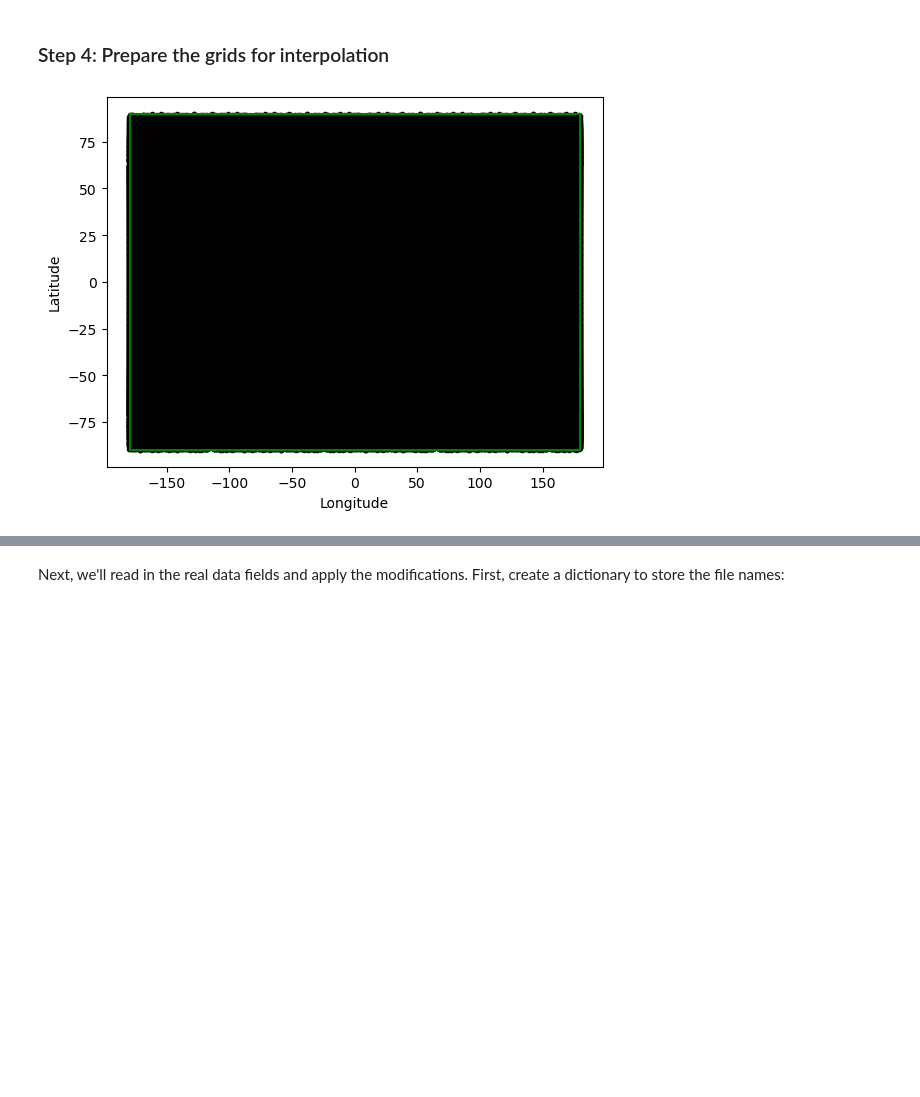
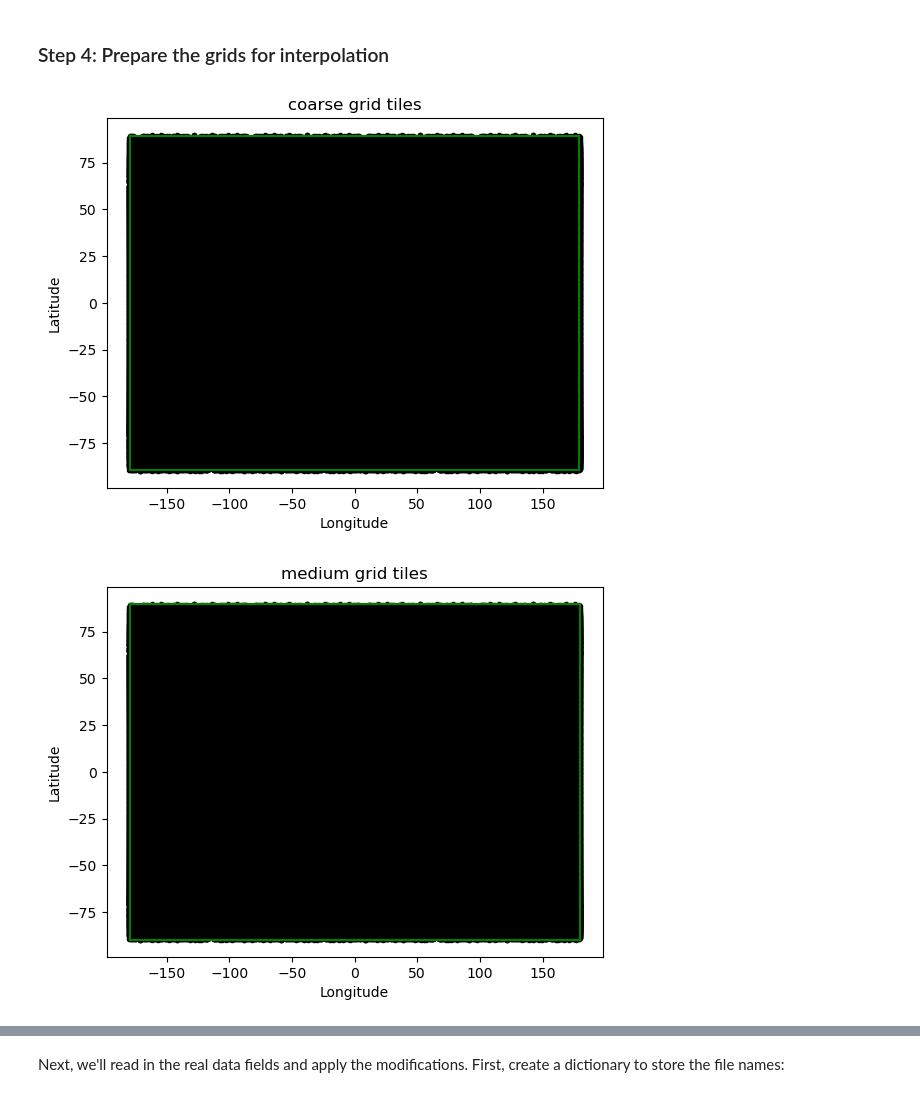
Before and after one commit to tparker1/cs185c_fall2024, a Jupyter notebook: Project/notebooks/10-2 Creating Initial Conditions.ipynb, the cells around one changed output, grey strips where cells are left out. Drawn from its saved outputs; the diff is of its cells as text; code cells hidden in the pictures; blank space fills up the shorter version.

```diff
--- a/Project/notebooks/10-2 Creating Initial Conditions.ipynb
+++ b/Project/notebooks/10-2 Creating Initial Conditions.ipynb
@@ -62,19 +69,14 @@ As described [HERE](https://ecco-v4-python-tutorial.readthedocs.io/ECCO_v4_Plott
 ### Step 3: Read in the Model Grid and Generate a Mask
 Here, I will recreate the grid I will use in my model and read in the bathymetry file (see previous notebooks for details):
 # %%
-# coarse grid:
-# delX = 2
-# delY = 2
-# n_cols = 180
-# n_rows = 90
-
-delX = 1/2
-delY = 1/2
 xgOrigin = -180
 ygOrigin = -90
 
-n_cols = 720
-n_rows = 360
+# delX, delY = 1, 1           # 1deg
+# n_cols, n_rows = 360, 180   # 1deg
+
+delX,delY = 1/2, 1/2        # 0.5deg
+n_cols, n_rows = 720, 360   # 0.5deg
 
 
 xc = np.arange(xgOrigin+delX/2, xgOrigin+n_cols*delX, delX)
@@ -82,6 +84,6 @@ yc = np.arange(ygOrigin+delY/2, ygOrigin+n_rows*delY, delY)
 XC, YC = np.meshgrid(xc, yc)
 print('Double check shape:', np.shape(xc),np.shape(yc))
 
-bathy = np.fromfile(os.path.join(input_dir,'global_bathymetry_medium.bin'),'>f4').reshape(np.shape(XC))
+bathy = np.fromfile(os.path.join(input_dir,'global_bathymetry_half_deg.bin'),'>f4').reshape(np.shape(XC))
 # %% [output]
 Double check shape: (720,) (360,)
@@ -128,17 +182,25 @@ Seems reasonable!
 # %% [markdown]
 ### Step 4: Prepare the grids for interpolation
 # %%
-for i in range(1,14):
-    plt.plot(ecco_XC_tiles[i],ecco_YC_tiles[i],'k.')
+def viz_tiles(XC, YC, ecco_XC_tiles, ecco_YC_tiles, res):
+    for i in range(1,14):
+        plt.plot(ecco_XC_tiles[i],ecco_YC_tiles[i],'k.')
 
-plt.plot(XC[:,0],YC[:,0], 'g-')
-plt.plot(XC[:,-1],YC[:,-1], 'g-')
-plt.plot(XC[0,:],YC[0,:], 'g-')
-plt.plot(XC[-1,:],YC[-1,:], 'g-')
+    plt.plot(XC[:,0],YC[:,0], 'g-')
+    plt.plot(XC[:,-1],YC[:,-1], 'g-')
+    plt.plot(XC[0,:],YC[0,:], 'g-')
+    plt.plot(XC[-1,:],YC[-1,:], 'g-')
 
-plt.xlabel('Longitude')
-plt.ylabel('Latitude')
-plt.show()
+    plt.xlabel('Longitude')
+    plt.ylabel('Latitude')
+
+    plt.title(f'{res} grid tiles')
+
+    plt.show()
+
+viz_tiles(XC_coarse, YC_coarse, coarse_ecco_XC_tiles, coarse_ecco_YC_tiles, 'coarse')
+viz_tiles(XC_medium, YC_medium, medium_ecco_XC_tiles, medium_ecco_YC_tiles, 'medium')
 # %% [output]
-[figure, old version]
+[figure, new version]
+[figure, added]
 # %%
```
Also changed, not shown: parts of 14 cells of this notebook.
